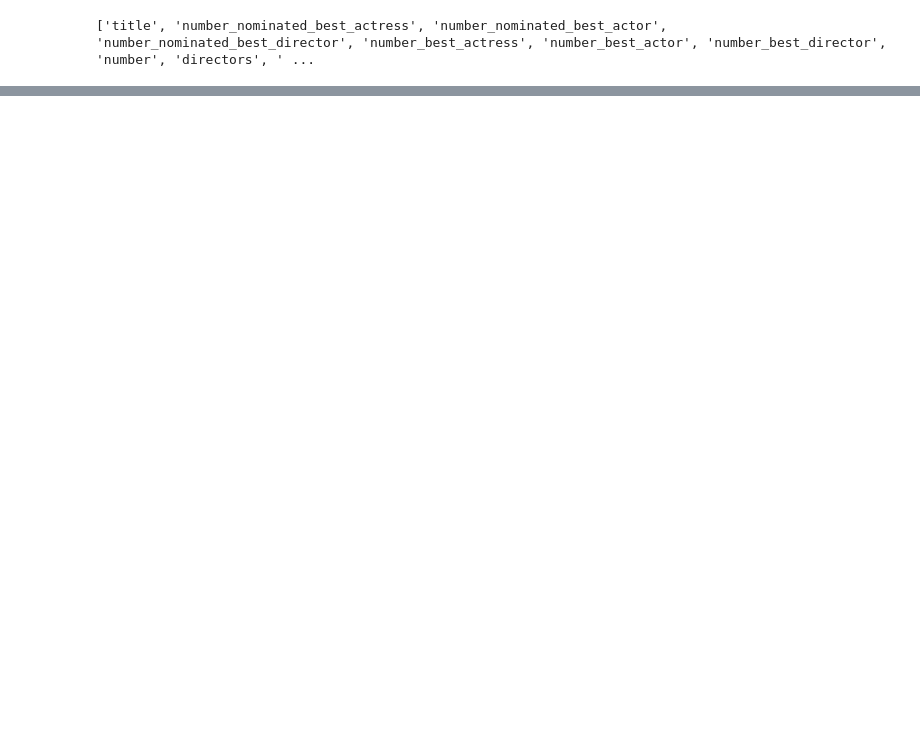
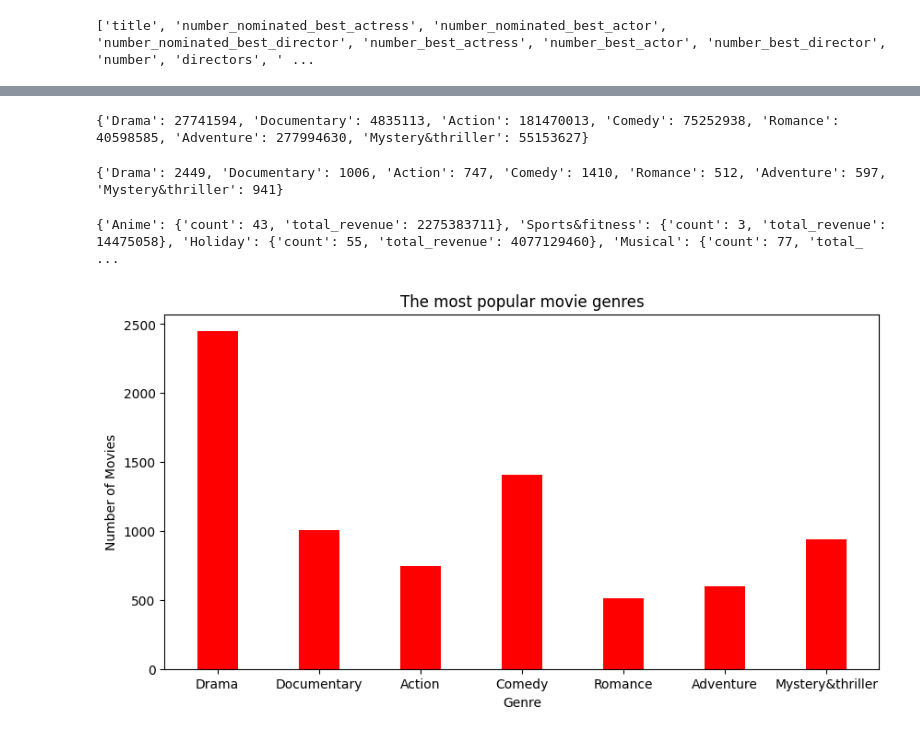
Before and after one commit to vutriancode/BI_project, a Jupyter notebook: predict_model/movie_prediction.ipynb, the cells around one changed output, grey strips where cells are left out. Cells and saved outputs as stored; diff of their text form; code cells hidden in the pictures; blank space fills up the shorter version.

```diff
--- a/predict_model/movie_prediction.ipynb
+++ b/predict_model/movie_prediction.ipynb
@@ -265,0 +384,7 @@ imdb.to_json("data_dummies.json",orient="records")
+# %%
+count_genre = {}
+for j in genre_list:
+    count_genre[j] = {
+        "count":0,
+        "total_revenue":0
+    }
@@ -265,0 +426,43 @@ imdb.to_json("data_dummies.json",orient="records")
+# %%
+list_genre_most = {}
+for i in count_genre.keys():
+    if  count_genre[i]["count"]>=500:
+        list_genre_most[i]=int(count_genre[i]["total_revenue"]/count_genre[i]["count"])
+print(list_genre_most)
+# %% [output]
+{'Drama': 27741594, 'Documentary': 4835113, 'Action': 181470013, 'Comedy': 75252938, 'Romance': 40598585, 'Adventure': 277994630, 'Mystery&thriller': 55153627}
+# %%
+list_genre_most = {}
+for i in count_genre.keys():
+    if  count_genre[i]["count"]>=500:
+        list_genre_most[i]=count_genre[i]["count"]
+print(list_genre_most)
+# %% [output]
+{'Drama': 2449, 'Documentary': 1006, 'Action': 747, 'Comedy': 1410, 'Romance': 512, 'Adventure': 597, 'Mystery&thriller': 941}
+# %%
+print(count_genre)
+# %% [output]
+{'Anime': {'count': 43, 'total_revenue': 2275383711}, 'Sports&fitness': {'count': 3, 'total_revenue': 14475058}, 'Holiday': {'count': 55, 'total_revenue': 4077129460}, 'Musical': {'count': 77, 'total_ ...
+# %%
+
+import numpy as np
+import matplotlib.pyplot as plt
+
+
+# creating the dataset
+data = list_genre_most
+courses = list(data.keys())
+values = list(data.values())
+
+fig = plt.figure(figsize = (10, 5))
+
+# creating the bar plot
+plt.bar(courses, values, color ='red',
+        width = 0.4)
+
+plt.xlabel("Genre")
+plt.ylabel("Number of Movies")
+plt.title("The most popular movie genres")
+plt.show()
+# %% [output]
+[figure, added]
```
Also changed, not shown: parts of 57 cells of this notebook, 23 other files.
